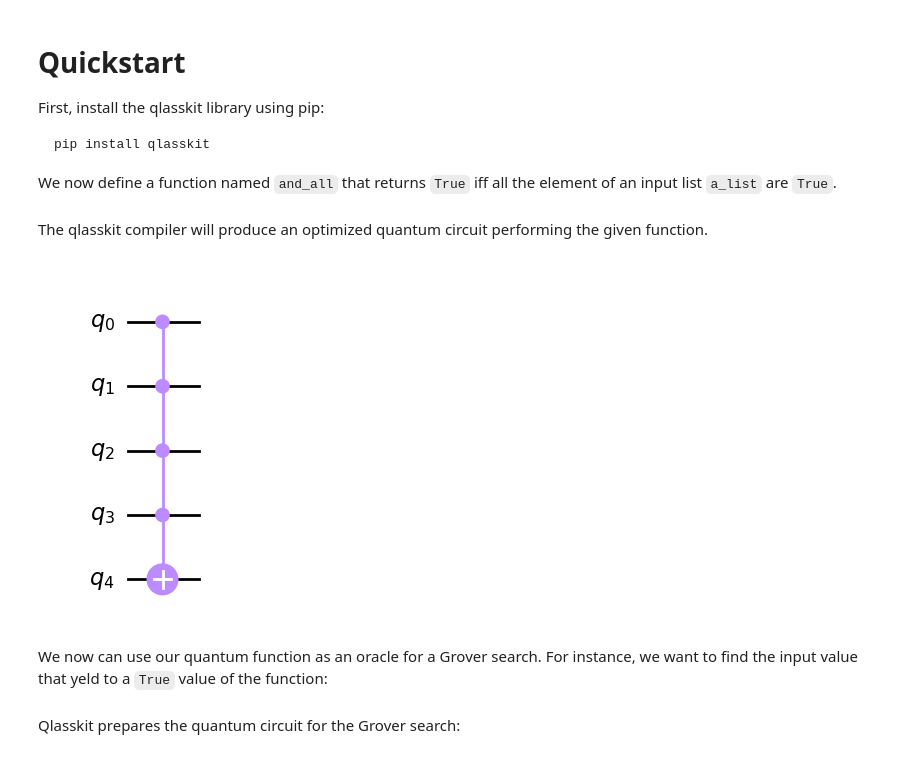
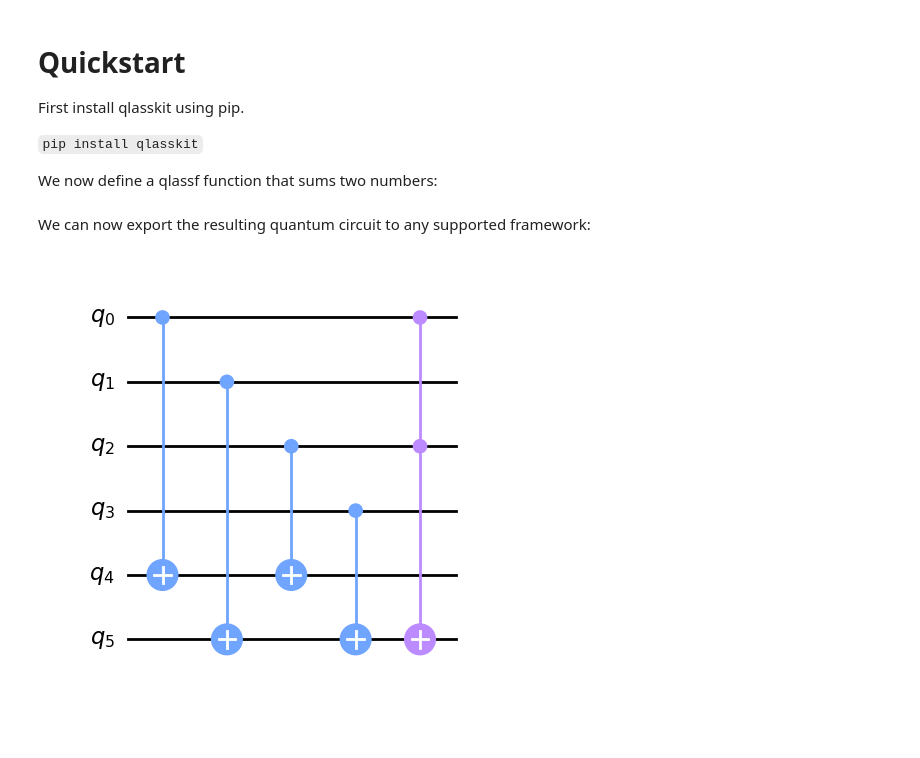
Before and after one commit to dakk/qlasskit, a Jupyter notebook: docs/source/quickstart.ipynb, the cells around one changed output. Drawn from its saved outputs; the diff is of its cells as text; code cells hidden in the pictures; blank space fills up the shorter version.

````diff
--- a/docs/source/quickstart.ipynb
+++ b/docs/source/quickstart.ipynb
@@ -1,10 +1,8 @@
 # %% [markdown]
 # Quickstart
 
-First, install the qlasskit library using pip:
+First install qlasskit using pip.
 
-```
-pip install qlasskit
-```
+```pip install qlasskit```
 
-We now define a function named `and_all` that returns `True` iff all the element of an input list `a_list` are `True`.
+We now define a qlassf function that sums two numbers:
@@ -20,8 +9,13 @@ def and_all(a_list: Qlist[bool, 4]) -> bool:
-# %% [markdown]
-The qlasskit compiler will produce an optimized quantum circuit performing the given function.
+# %%
+from qlasskit import qlassf, Qint2
+
+@qlassf
+def sum_two_numbers(a: Qint2, b: Qint2) -> Qint2:
+    return a + b
+# %% [markdown]
+We can now export the resulting quantum circuit to any supported framework:
 # %%
-and_all.export('qiskit').draw('mpl')
+circuit = sum_two_numbers.export('qiskit')
+circuit.draw('mpl')
 # %% [output]
-[figure, old version]
+[figure, new version]
-# %% [markdown]
-We now can use our quantum function as an oracle for a Grover search. For instance, we want to find the input value that yeld to a `True` value of the function:
@@ -32,2 +21,0 @@ q_algo = Grover(and_all, True)
-# %% [markdown]
-Qlasskit prepares the quantum circuit for the Grover search:
````
Also changed, not shown: parts of 7 cells of this notebook, 51 other files.
